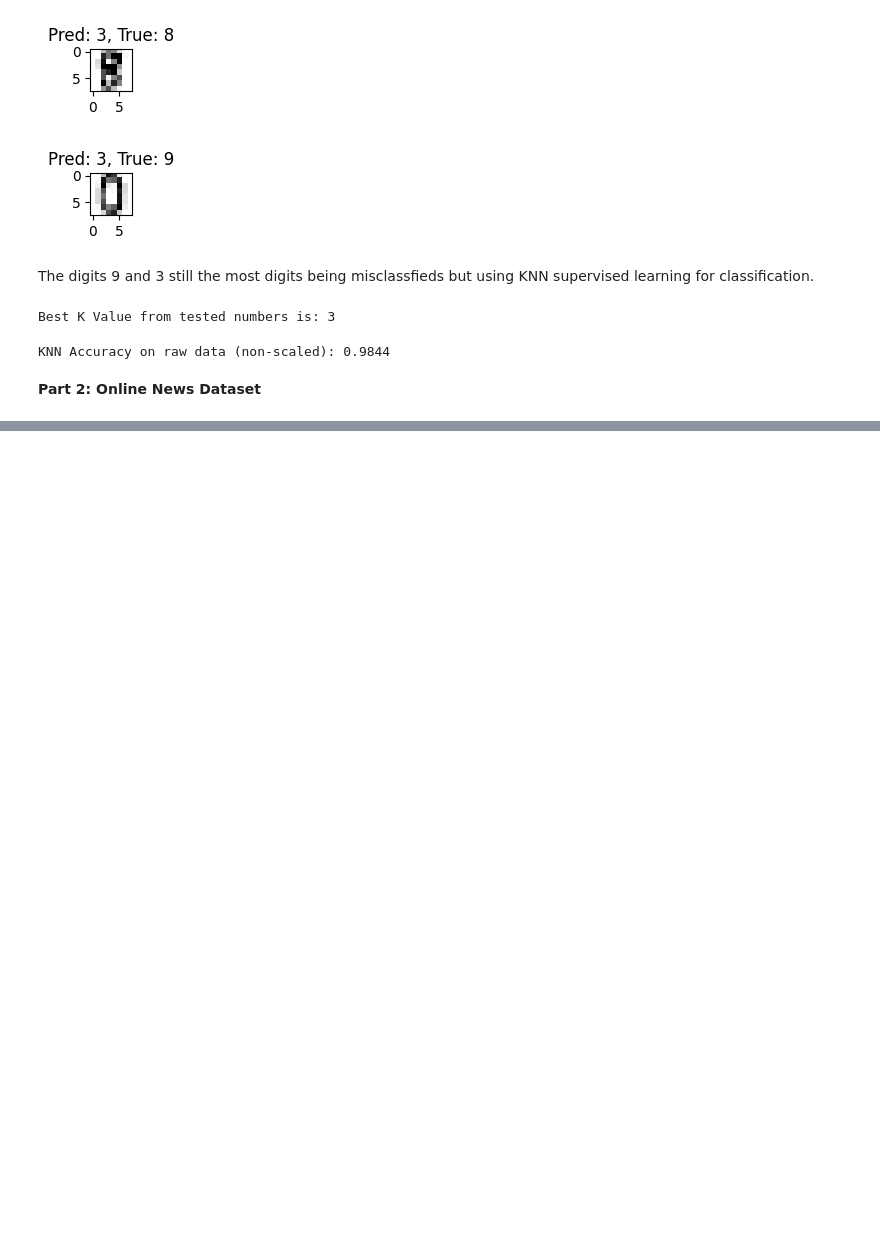
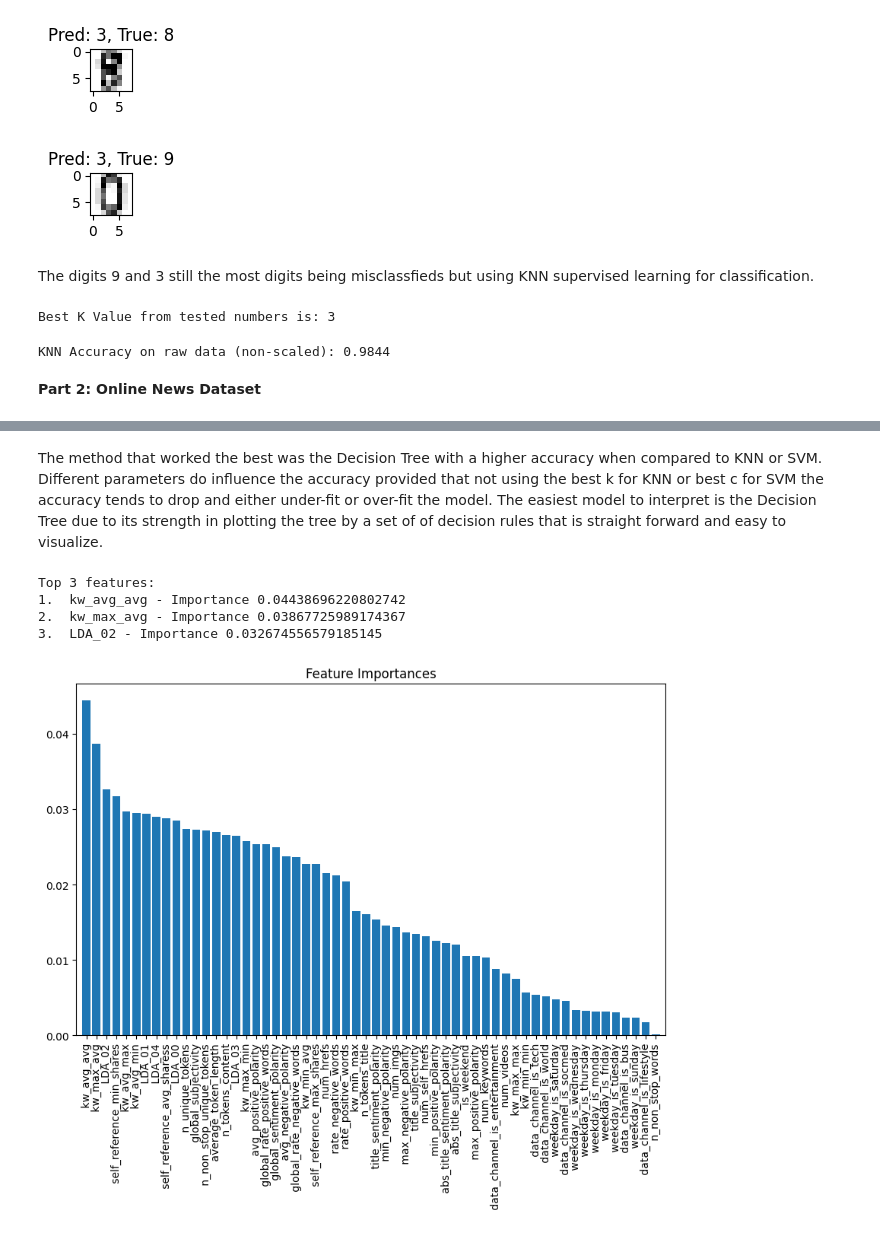
Before and after one commit to BrianErichsen/6017, a Jupyter notebook: HW5/classifiers.ipynb, the cells around one changed output, grey strips where cells are left out. Saved outputs shown, nothing was run; the diff lists cells and outputs as text; code cells hidden in the pictures; blank space fills up the shorter version.

```diff
--- a/HW5/classifiers.ipynb
+++ b/HW5/classifiers.ipynb
@@ -198,0 +323,39 @@ KNN Accuracy on raw data (non-scaled): 0.9844
+# %% [markdown]
+The method that worked the best was the Decision Tree with a higher accuracy when compared to KNN or SVM. Different parameters do influence the accuracy provided that not using the best k for KNN or best c for SVM the accuracy tends to drop and either under-fit or over-fit the model. The easiest model to interpret is the Decision Tree due to its strength in plotting the tree by a set of of decision rules that is straight forward and easy to visualize.
+# %%
+# I wanted to know the top 3 features that predict the number of shares the best
+# to make a better interpretation of my experiments
+
+# Using Random Forest Feature Importance
+from sklearn.ensemble import RandomForestClassifier
+
+y = np.where(data[' shares'].to_numpy() > median_shares, 1, 0)
+
+# '.values' returns numpy representation of the data
+x = data.drop([' shares'], axis=1)
+
+x_train, x_test, y_train, y_test = train_test_split(x, y, test_size=0.2, random_state=42)
+
+random_forest = RandomForestClassifier(n_estimators=100, random_state=42)
+random_forest.fit(x_train, y_train)
+
+features_importances = random_forest.feature_importances_
+features = x.columns
+indices = np.argsort(features_importances)[::-1]
+
+print("Top 3 features:")
+for i in range(3):
+    print(f"{i+1}. {features[indices[i]]} - Importance {features_importances[indices[i]]}")
+
+plt.figure(figsize=(10, 6))
+plt.title("Feature Importances")
+plt.bar(range(x.shape[1]), features_importances[indices], align='center')
+plt.xticks(range(x.shape[1]), [features[i] for i in indices], rotation=90)
+plt.xlim([-1, x.shape[1]])
+plt.show()
+# %% [output]
+Top 3 features:
+1.  kw_avg_avg - Importance 0.04438696220802742
+2.  kw_max_avg - Importance 0.03867725989174367
+3.  LDA_02 - Importance 0.032674556579185145
+[figure, added]
```
Also changed, not shown: parts of 9 cells of this notebook, 2 other files.
